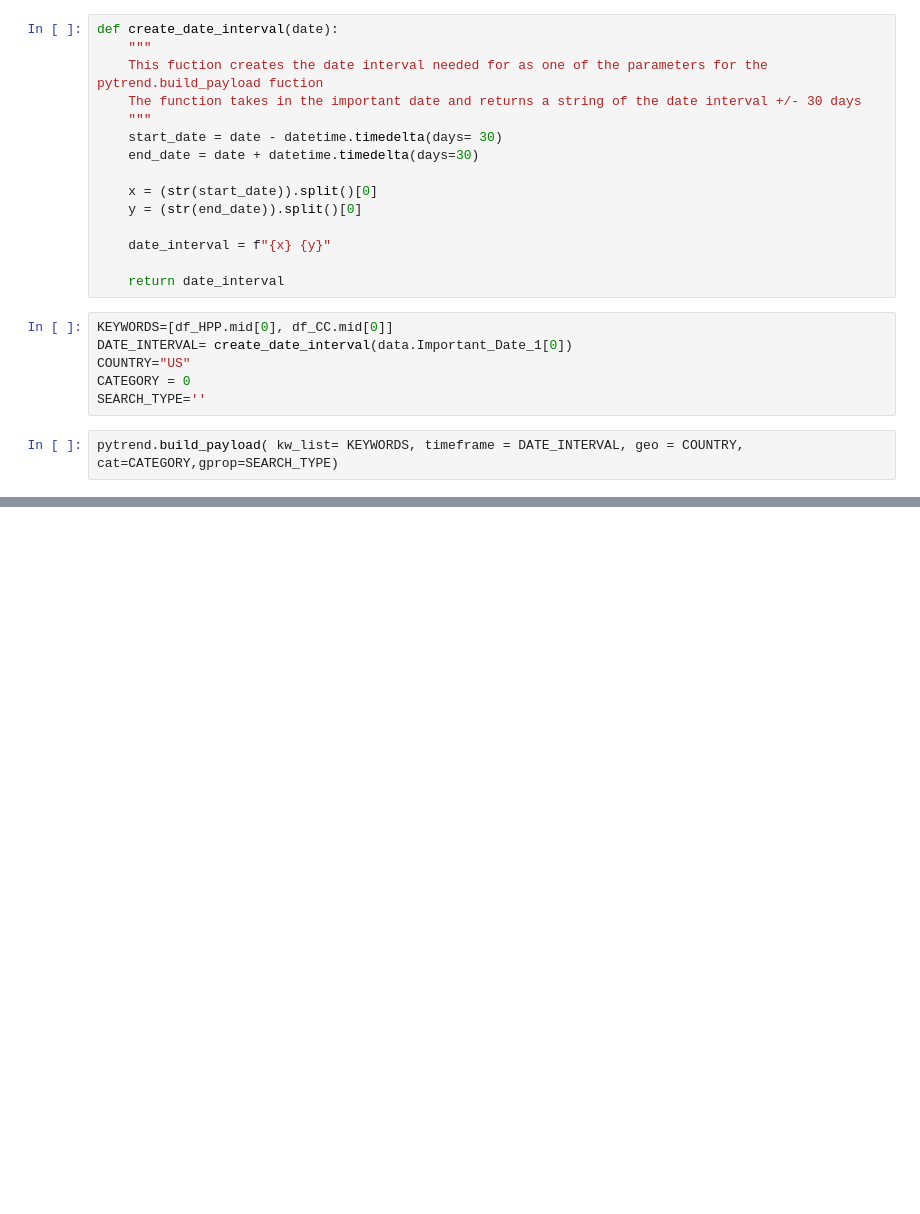
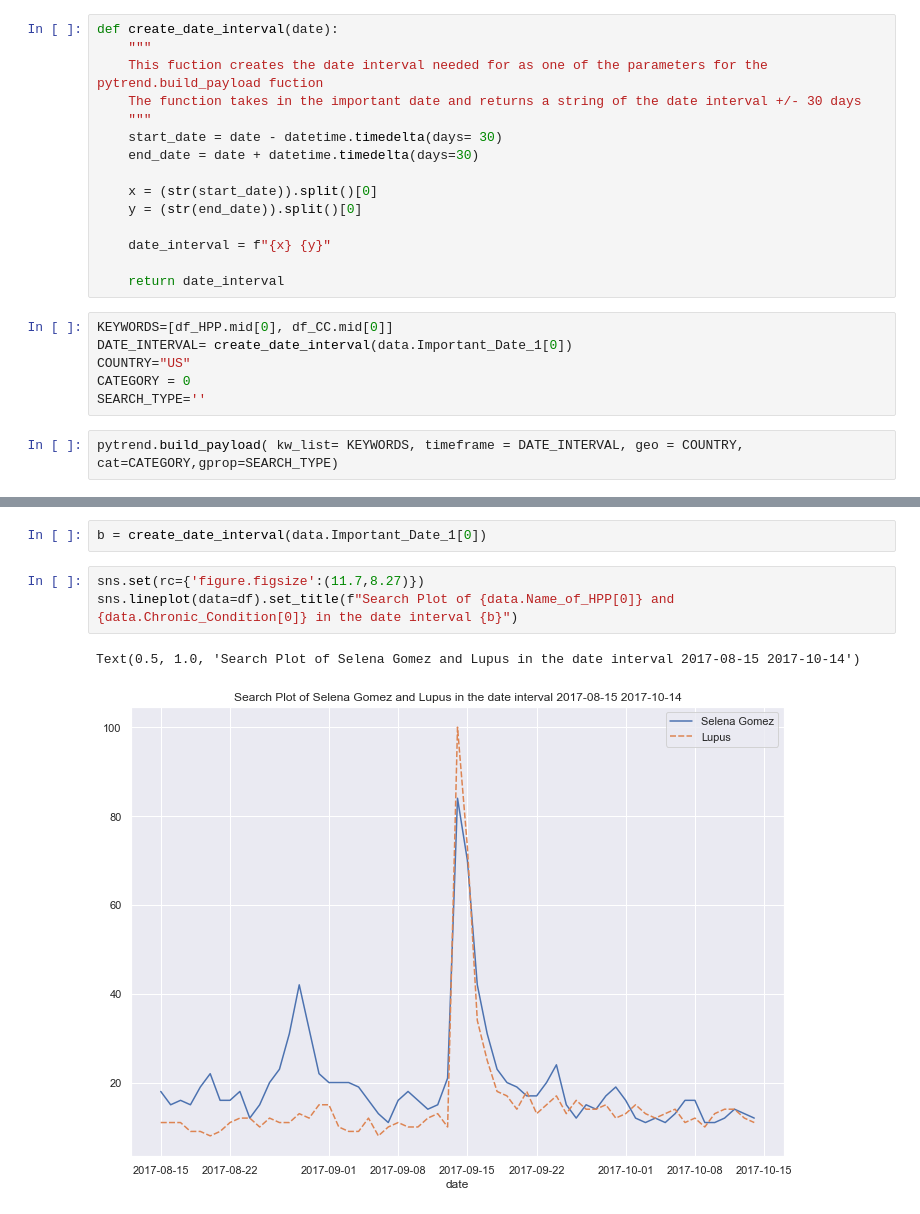
Before and after one commit to kkrusere/Cultural-Health-Moments, a Jupyter notebook: Data_collection_Test.ipynb, the cells around one changed output, grey strips where cells are left out. Saved outputs shown, nothing was run; the diff lists cells and outputs as text; blank space fills up the shorter version.

```diff
--- a/Data_collection_Test.ipynb
+++ b/Data_collection_Test.ipynb
@@ -175,0 +178,8 @@ df
+# %%
+b = create_date_interval(data.Important_Date_1[0])
+# %%
+sns.set(rc={'figure.figsize':(11.7,8.27)})
+sns.lineplot(data=df).set_title(f"Search Plot of {data.Name_of_HPP[0]} and {data.Chronic_Condition[0]} in the date interval {b}")
+# %% [output]
+Text(0.5, 1.0, 'Search Plot of Selena Gomez and Lupus in the date interval 2017-08-15 2017-10-14')
+[figure, added]
```
Also changed, not shown: parts of 3 cells of this notebook.
